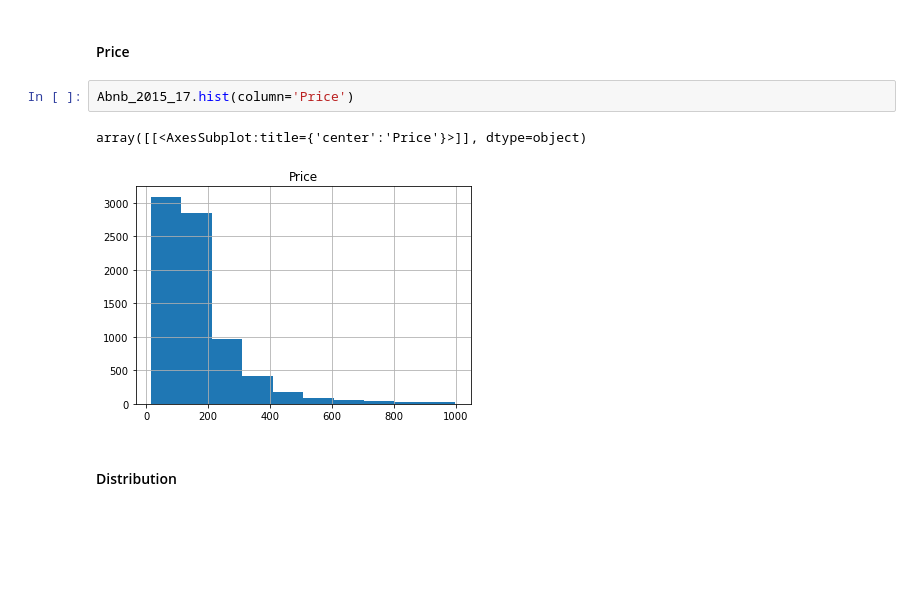
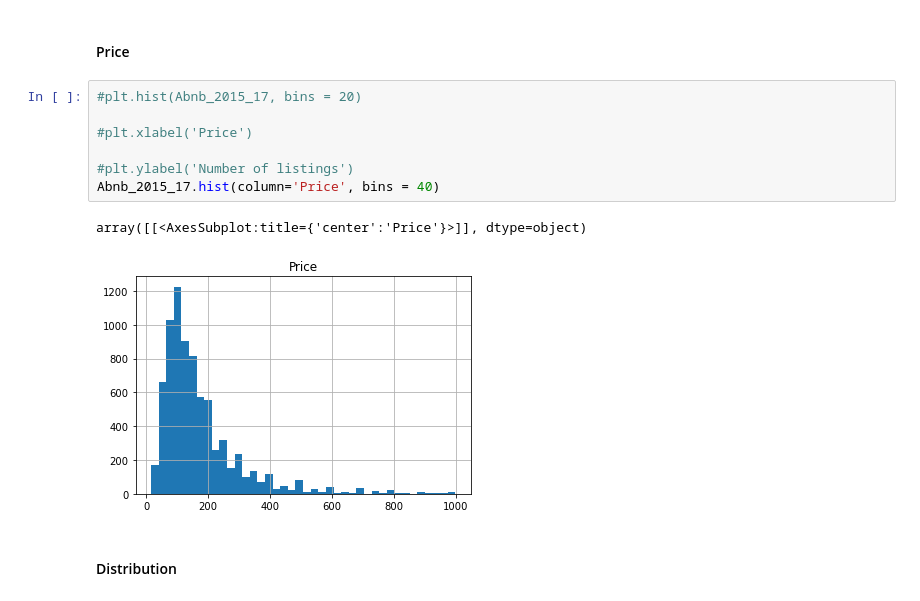
Before and after one commit to Ha11ie/AirBnBRoom, a Jupyter notebook: Notebooks/AirBnB_SF_Listings.ipynb, the cells around one changed output. Saved outputs shown, nothing was run; the diff lists cells and outputs as text; blank space fills up the shorter version.

```diff
--- a/Notebooks/AirBnB_SF_Listings.ipynb
+++ b/Notebooks/AirBnB_SF_Listings.ipynb
@@ -326,11 +326,16 @@ Heatmaps<br>
 from scipy import stats
 # %% [markdown]
 #### Price
-# %%
-Abnb_2015_17.hist(column='Price')
-# %% [output]
-array([[<AxesSubplot:title={'center':'Price'}>]], dtype=object)
-[figure, removed]
+# %%
+#plt.hist(Abnb_2015_17, bins = 20)
+
+#plt.xlabel('Price')
+
+#plt.ylabel('Number of listings')
+Abnb_2015_17.hist(column='Price', bins = 40)
+# %% [output]
+array([[<AxesSubplot:title={'center':'Price'}>]], dtype=object)
+[figure, added]
 # %% [markdown]
 #### Distribution
 # %%
```
Also changed, not shown: parts of 6 cells of this notebook.
